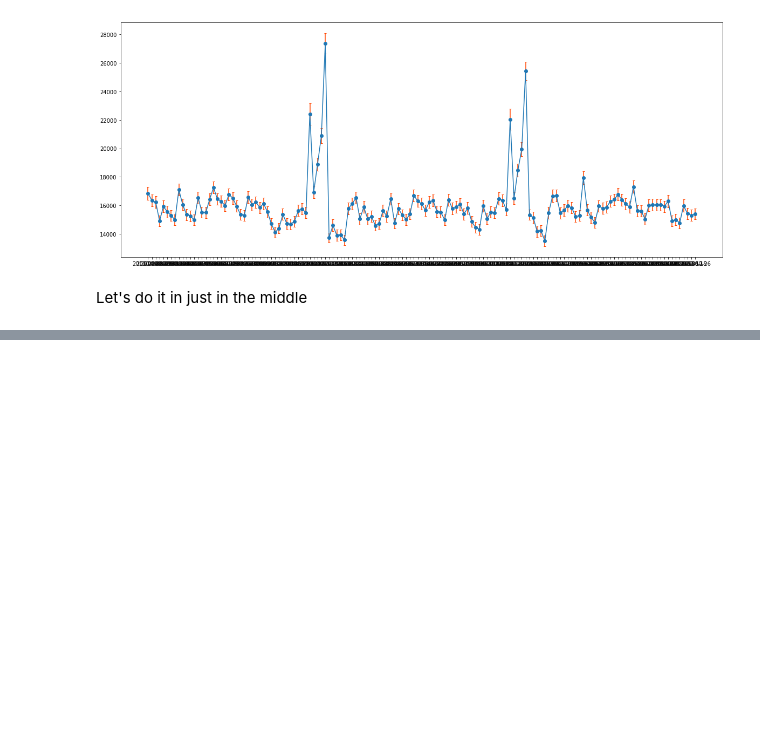
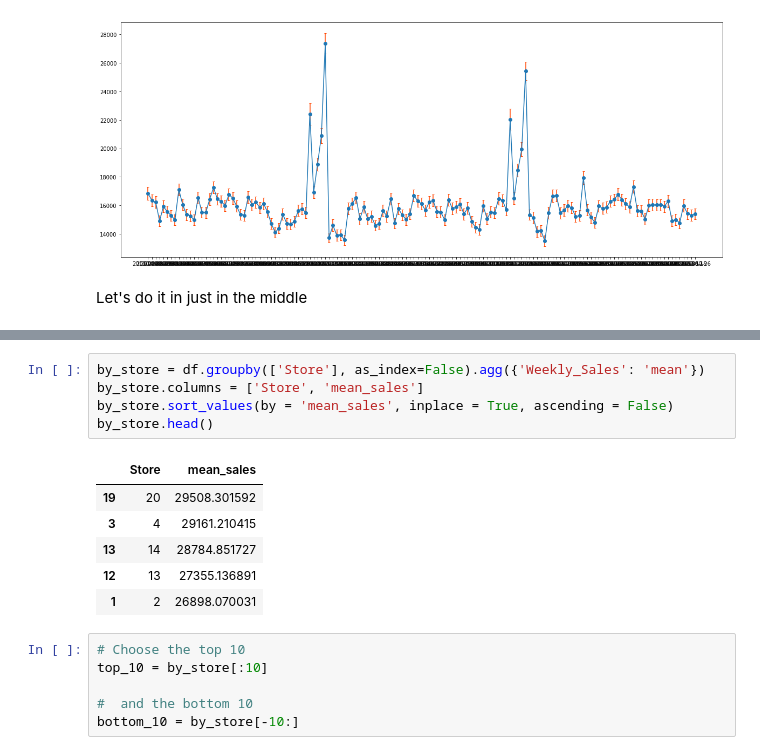
Before and after one commit to pibieta/ML-course, a Jupyter notebook: NovosPiratas/Walmart/Walmart_challenge.ipynb, the cells around one changed output, grey strips where cells are left out. Cells and saved outputs as stored; diff of their text form; blank space fills up the shorter version.

```diff
--- a/NovosPiratas/Walmart/Walmart_challenge.ipynb
+++ b/NovosPiratas/Walmart/Walmart_challenge.ipynb
@@ -122,0 +136,18 @@ Text(0.5,1,u'Mean Weekly Sales (all stores)')
+# %%
+by_store = df.groupby(['Store'], as_index=False).agg({'Weekly_Sales': 'mean'})
+by_store.columns = ['Store', 'mean_sales']
+by_store.sort_values(by = 'mean_sales', inplace = True, ascending = False)
+by_store.head()
+# %% [output]
+|  | Store | mean_sales |
+| 19 | 20 | 29508.301592 |
+| 3 | 4 | 29161.210415 |
+| 13 | 14 | 28784.851727 |
+| 12 | 13 | 27355.136891 |
+| 1 | 2 | 26898.070031 |
+# %%
+# Choose the top 10
+top_10 = by_store[:10]
+
+#  and the bottom 10
+bottom_10 = by_store[-10:]
```
Also changed, not shown: parts of 7 cells of this notebook.
